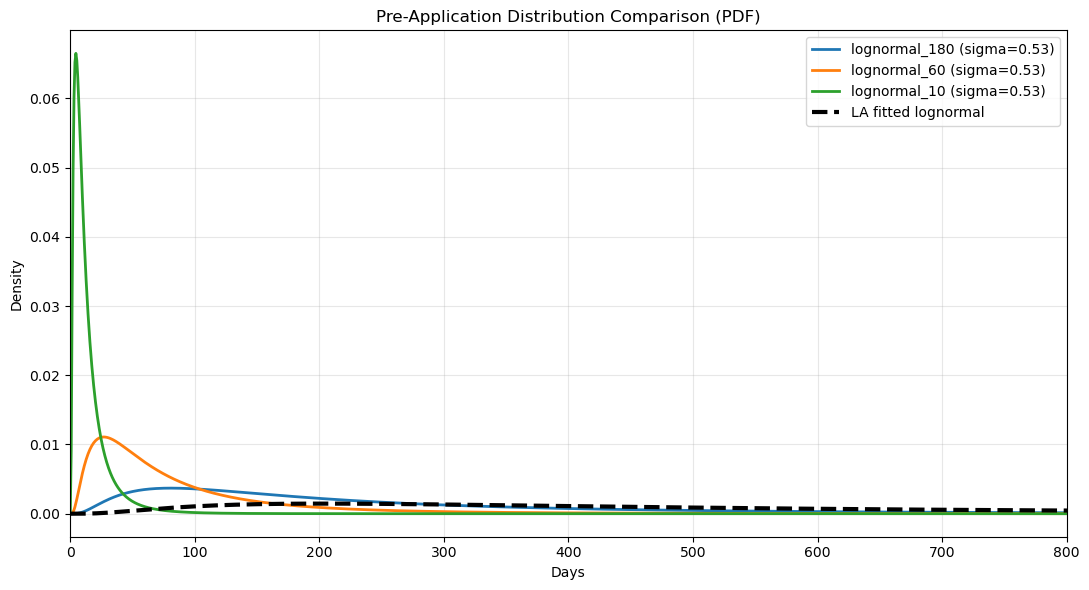
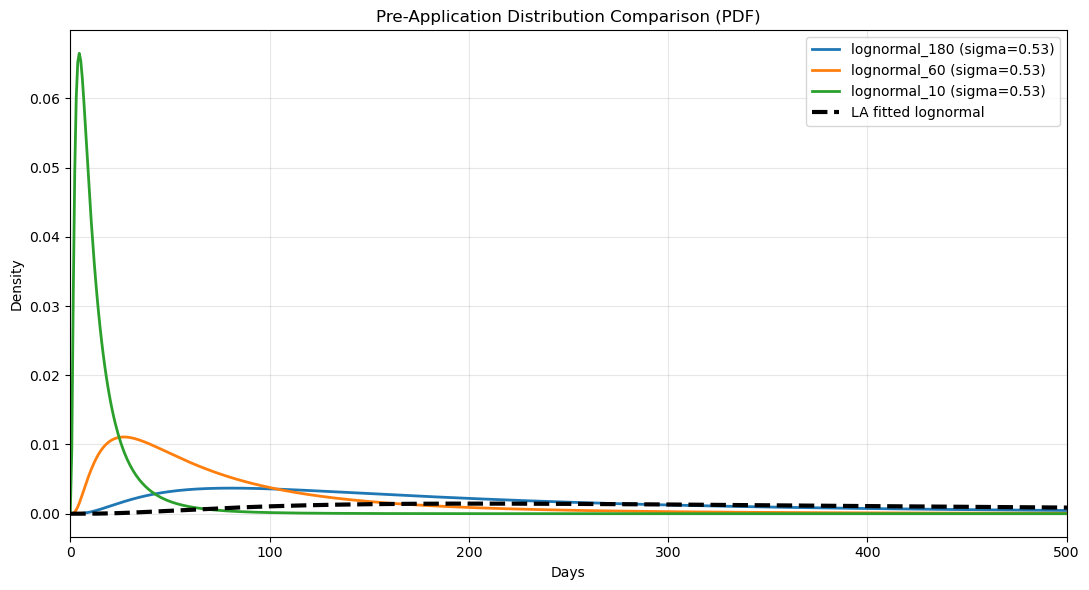
The change to this notebook cell's code, shown as a diff; its figure went from the first image to the second:
--- before
+++ after
@@ -19,5 +19,5 @@
 plt.ylabel("Density")
 plt.title("Pre-Application Distribution Comparison (PDF)")
-plt.xlim(0, 800)
+plt.xlim(0, 500)
 plt.grid(alpha=0.3)
 plt.legend()

Commit: Updated visualization outputs